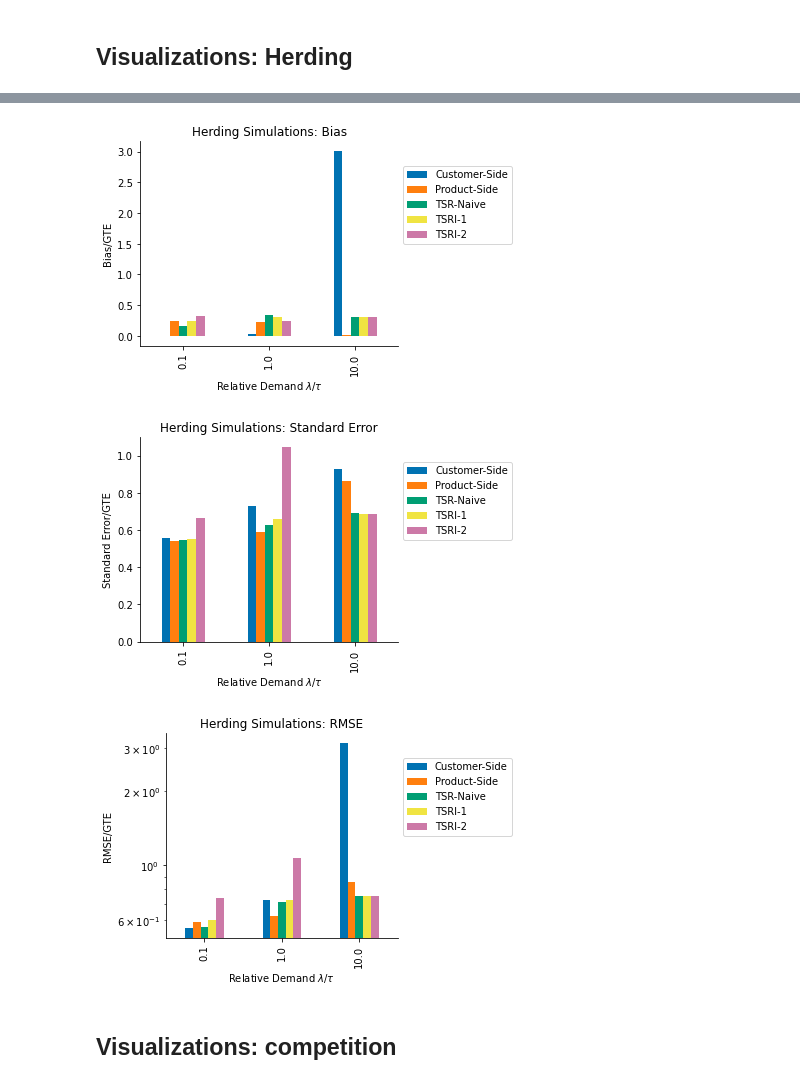
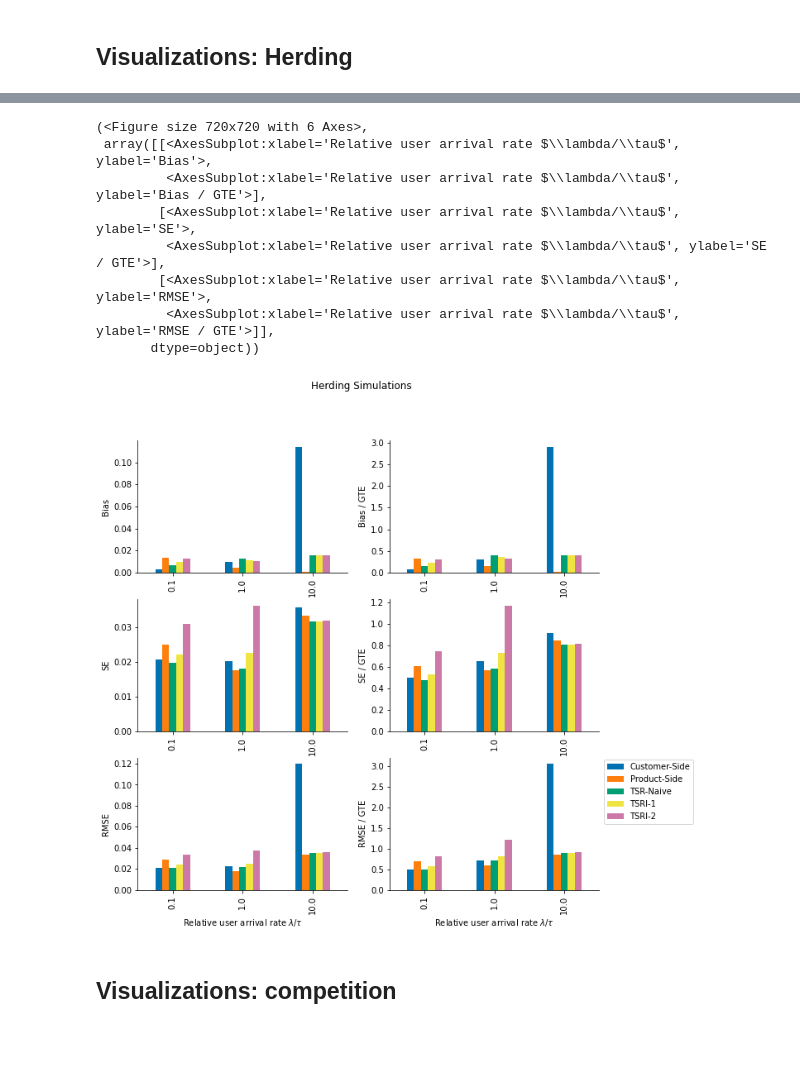
Before and after one commit to johnchrishays/herding-bias, a Jupyter notebook: Sample Numerics and Simulations.ipynb, the cells around one changed output, grey strips where cells are left out. Drawn from its saved outputs; the diff is of its cells as text; code cells hidden in the pictures; blank space fills up the shorter version.

Commit message:
plotting utils

```diff
--- a/Sample Numerics and Simulations.ipynb
+++ b/Sample Numerics and Simulations.ipynb
@@ -92,8 +92,8 @@ T_end = {lam: T_1/min(lam,tau) for lam in lams}
 
 varying_time_horizons = True
 
-n_runs = 100
-n_listings = 1000
+n_runs = 10
+n_listings = 100
 # %% [markdown]
 Define choice set type. If 'alpha', customers sample items into consideration set with prob alpha. If 'finite_k', each customer draws a fixed $k$ number of items into their consideration set.
 # %%
@@ -170,7 +136,7 @@ est_stats_herding = est_stats_herding.rename({'cr':"Customer-Side", 'lr':"Servic
 events_competition = sim_wrapper.run_all_sims(n_runs, n_listings, T_start, T_end,
                                   choice_set_type, k,
                                  alpha, epsilon, tau, lams,
-                                 **params)
+                                 **params, herding=False)
 est_stats_competition = sim_wrapper.calc_all_ests_stats("sample", T_start, T_end,
                                             n_listings, tau=tau,
                                             tsr_est_types=tsr_est_types,
@@ -221,53 +170,15 @@ plt.savefig("herding_bias.svg")
-# %%
-stat = 'bias_over_GTE'
-
-(est_stats_herding
- .unstack(level=0)[stat]
- .plot(kind='bar', color=rgb_0_1_array))
-
-#plt.yscale('log')
-plt.title("Herding Simulations: Bias")
-plt.legend(loc=[1.02,0.5])
-plt.ylabel("Bias/GTE")
-plt.xlabel("Relative user arrival rate $\lambda/\\tau$")
-plt.tight_layout()
-sns.despine()
-plt.savefig("herding_bias.svg")
-# %% [output]
-[figure, removed]
-# %%
-stat = 'std_over_GTE'
-
-(est_stats_herding
- .unstack(level=0)[stat]
- .plot(kind='bar',color=rgb_0_1_array))
-
-
-plt.xlabel("Relative user arrival rate $\lambda/\\tau$")
-plt.title("Herding Simulations: Standard Error")
-plt.legend(loc=[1.02,0.5])
-plt.ylabel("Standard Error/GTE")
-plt.tight_layout()
-sns.despine()
-# %% [output]
-[figure, removed]
-# %%
-stat = 'rmse_over_GTE'
-
-(est_stats_herding
- .unstack(level=0)[stat]
- .plot(kind='bar', color=rgb_0_1_array))
-
-
-plt.yscale('log')
-plt.xlabel("Relative user arrival rate $\lambda/\\tau$")
-plt.title("Herding Simulations: RMSE")
-plt.legend(loc=[1.02,0.5])
-plt.ylabel("RMSE/GTE")
-plt.tight_layout()
-sns.despine()
-# %% [output]
-[figure, removed]
+# %%
+sim_wrapper.plot_all_stats(est_stats_herding, "Herding Simulations")
+# %% [output]
+(<Figure size 720x720 with 6 Axes>,
+ array([[<AxesSubplot:xlabel='Relative user arrival rate $\\lambda/\\tau$', ylabel='Bias'>,
+         <AxesSubplot:xlabel='Relative user arrival rate $\\lambda/\\tau$', ylabel='Bias / GTE'>],
+        [<AxesSubplot:xlabel='Relative user arrival rate $\\lambda/\\tau$', ylabel='SE'>,
+         <AxesSubplot:xlabel='Relative user arrival rate $\\lambda/\\tau$', ylabel='SE / GTE'>],
+        [<AxesSubplot:xlabel='Relative user arrival rate $\\lambda/\\tau$', ylabel='RMSE'>,
+         <AxesSubplot:xlabel='Relative user arrival rate $\\lambda/\\tau$', ylabel='RMSE / GTE'>]],
+       dtype=object))
+[figure, added]
 # %% [markdown]
 ## Visualizations: competition
 # %%
```
Also changed, not shown: parts of 12 cells of this notebook, 1 other file.
